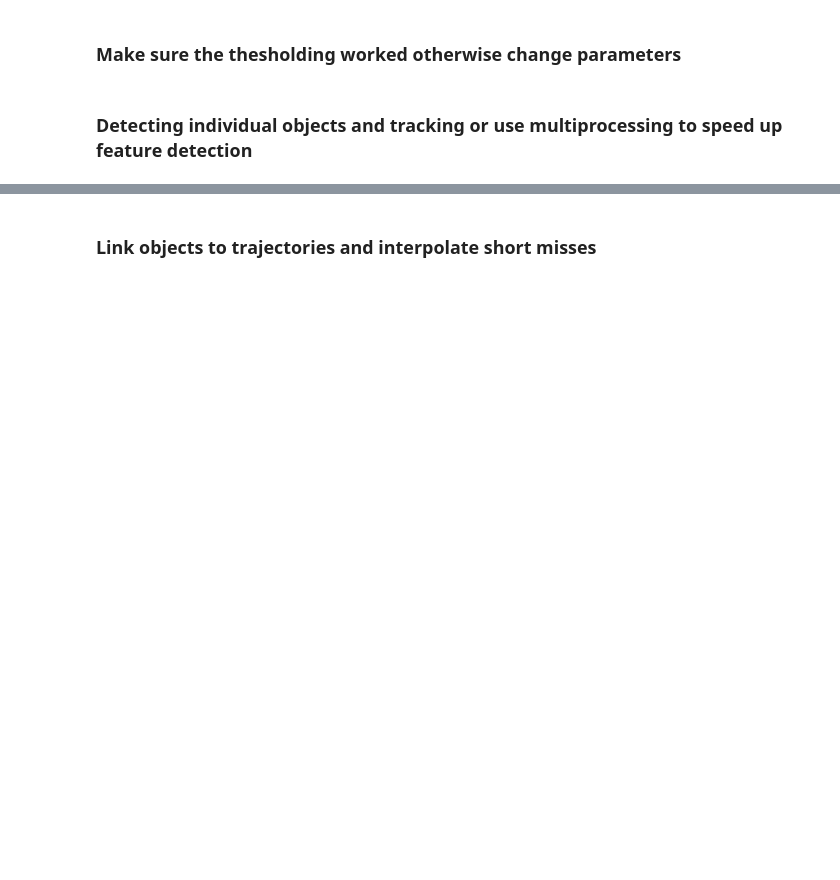
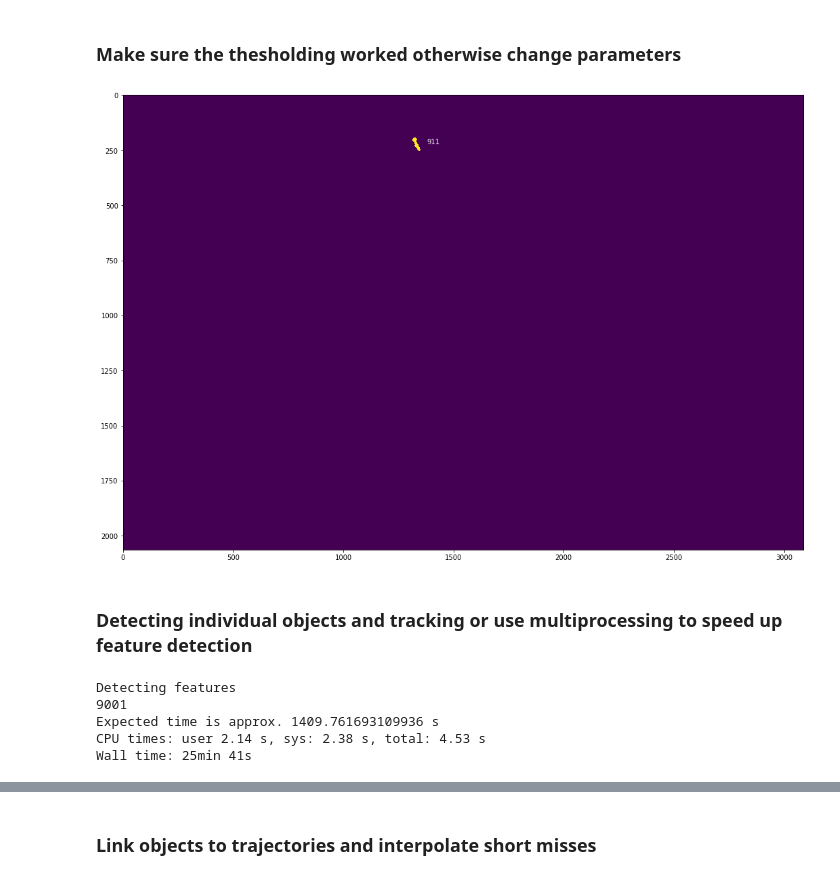
Before and after one commit to scholz-lab/PharaGlow, a Jupyter notebook: notebooks/RunningPharaglowParallel.ipynb, the cells around one changed output, grey strips where cells are left out. Saved outputs shown, nothing was run; the diff lists cells and outputs as text; code cells hidden in the pictures; blank space fills up the shorter version.

```diff
--- a/notebooks/RunningPharaglowParallel.ipynb
+++ b/notebooks/RunningPharaglowParallel.ipynb
@@ -20,10 +20,10 @@ from pharaglow import tracking, run, features
 # %%
 %%time
 # io
-fname = "/media/scholz_la/hd2/Nicolina/Nicolina/20200109_NZ0014/*.tiff"
-parameterfile = "/home/scholz_la/Desktop/pumping/PharaGlow/pharaglow_parameters_mks.txt"
-outfile = "/media/scholz_la/hd2/Nicolina/Nicolina/20200109_NZ0014_MKS_{}_{}.json"
-lawnfile = '/media/scholz_la/hd2/Nicolina/Nicolina/Lawns/NZ0014_lawn.bmp'
+fname = "/media/scholz_la/hd3/20200130_NZ0028/*.tiff"
+parameterfile = "/home/scholz_la/Desktop/pumping/PharaGlow/pharaglow_parameters_GRU101.txt"
+outfile = "/media/scholz_la/hd3/20200130_NZ0028_MKS_{}_{}.json"
+lawnfile = '/media/scholz_la/hd2/Nicolina/Nicolina/Lawns/NZ0028_lawn.tiff'
 print('Loading parameters from {}'.format(parameterfile.split('/')[-2:]))
 with open(parameterfile) as f:
     param = json.load(f)
@@ -52,4 +49,4 @@ Wall time: 1.72 s
 print('Binarizing images')
 masks = tracking.calculateMask(rawframes, minSize = param['minSize'], bgWindow = param['bgWindow']
                                , thresholdWindow = param['thresholdWindow'], smooth =  param['smooth'],
-                               subtract =  param['subtract'])
+                               subtract =  param['subtract'], dilate = 4, tfactor =0.5)# param['tfactor'])                             )
@@ -56,13 +57,19 @@ masks = tracking.calculateMask(rawframes, minSize = param['minSize'], bgWindow =
 # %% [markdown]
 ### Make sure the thesholding worked otherwise change parameters
 # %%
-t = 4900
-plt.figure(figsize=(18,11))
+from skimage.measure import label, regionprops
+t =1200
+plt.figure(figsize=(18,16))
 # plt.subplot(121)
-plt.imshow(rawframes[t]+lawn)
+#plt.imshow(rawframes[t])#+lawn)
+#plt.colorbar()
 # plt.subplot(122)
-plt.imshow(masks[t])#[:,2500:])
-print(np.sum(masks[t]))#[:,2500:]))
+plt.imshow(masks[t])#[:600,1000:])#[500:1500,2000:3500])#[:,2500:])
+label_image = label(masks[t], background=0, connectivity = 1)
+for region in regionprops(label_image):
+    plt.text(region.centroid[1]+50, region.centroid[0], region.area, color ='w')
+# %% [output]
+[figure, added]
 # %% [markdown]
 ### Detecting individual objects and tracking or use multiprocessing to speed up feature detection
 # %%
@@ -100,6 +107,12 @@ else:
     features = pd.concat(features)
     p.close()
     p.join()
+# %% [output]
+Detecting features
+9001
+Expected time is approx. 1409.761693109936 s
+CPU times: user 2.14 s, sys: 2.38 s, total: 4.53 s
+Wall time: 25min 41s
 # %%
 ### Save the features
 plt.plot(np.sort(features['area'].values))
```
Also changed, not shown: parts of 17 cells of this notebook, 3 other files.
